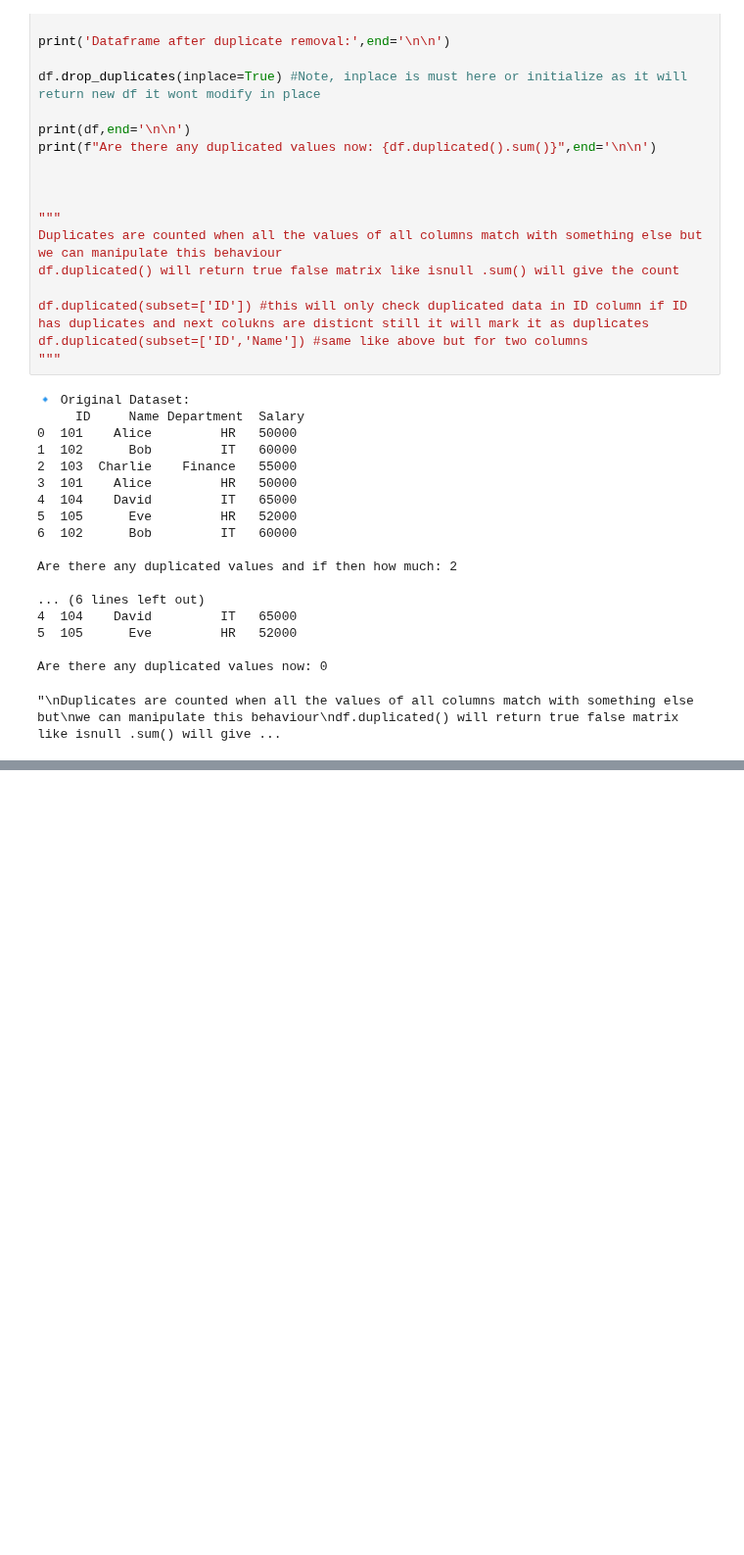
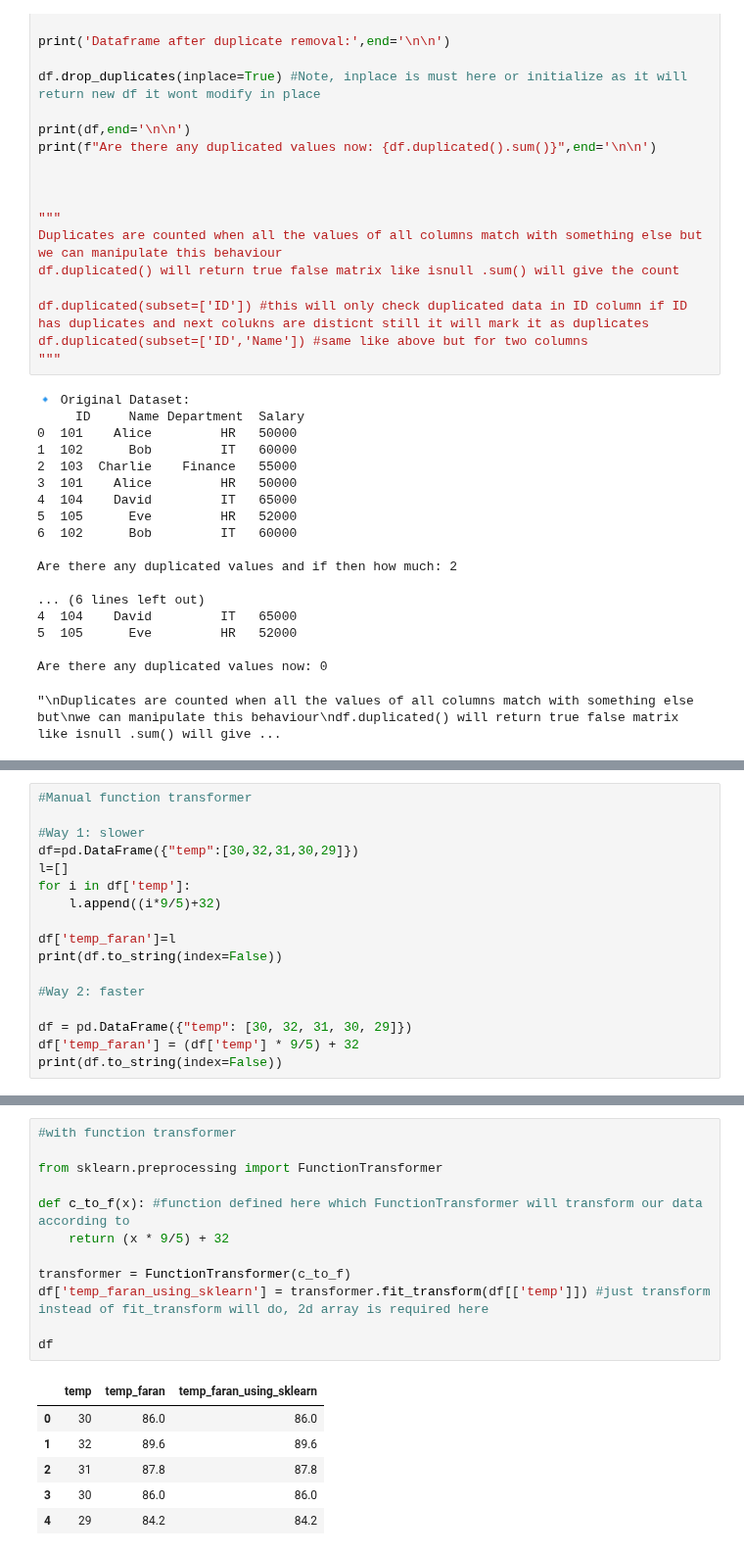
Before and after one commit to KedarDamale/Data-Science, a Jupyter notebook: Data-science/3.Data-pre-processing.ipynb, the cells around one changed output, grey strips where cells are left out. Shown at 98% size. Saved outputs shown, nothing was run; the diff lists cells and outputs as text; blank space fills up the shorter version.

```diff
--- a/Data-science/3.Data-pre-processing.ipynb
+++ b/Data-science/3.Data-pre-processing.ipynb
@@ -1211,0 +1429,17 @@ Are there any duplicated values now: 0
+# %%
+#Manual function transformer
+
+#Way 1: slower
+df=pd.DataFrame({"temp":[30,32,31,30,29]})
+l=[]
+for i in df['temp']:
+    l.append((i*9/5)+32)
+
+df['temp_faran']=l
+print(df.to_string(index=False))
+
+#Way 2: faster
+
+df = pd.DataFrame({"temp": [30, 32, 31, 30, 29]})
+df['temp_faran'] = (df['temp'] * 9/5) + 32
+print(df.to_string(index=False))
@@ -1211,0 +1459,19 @@ Are there any duplicated values now: 0
+# %%
+#with function transformer
+
+from sklearn.preprocessing import FunctionTransformer
+
+def c_to_f(x): #function defined here which FunctionTransformer will transform our data according to
+    return (x * 9/5) + 32
+
+transformer = FunctionTransformer(c_to_f)
+df['temp_faran_using_sklearn'] = transformer.fit_transform(df[['temp']]) #just transform instead of fit_transform will do, 2d array is required here
+
+df
+# %% [output]
+|  | temp | temp_faran | temp_faran_using_sklearn |
+| 0 | 30 | 86.0 | 86.0 |
+| 1 | 32 | 89.6 | 89.6 |
+| 2 | 31 | 87.8 | 87.8 |
+| 3 | 30 | 86.0 | 86.0 |
+| 4 | 29 | 84.2 | 84.2 |
```
Also changed, not shown: parts of 25 cells of this notebook.
